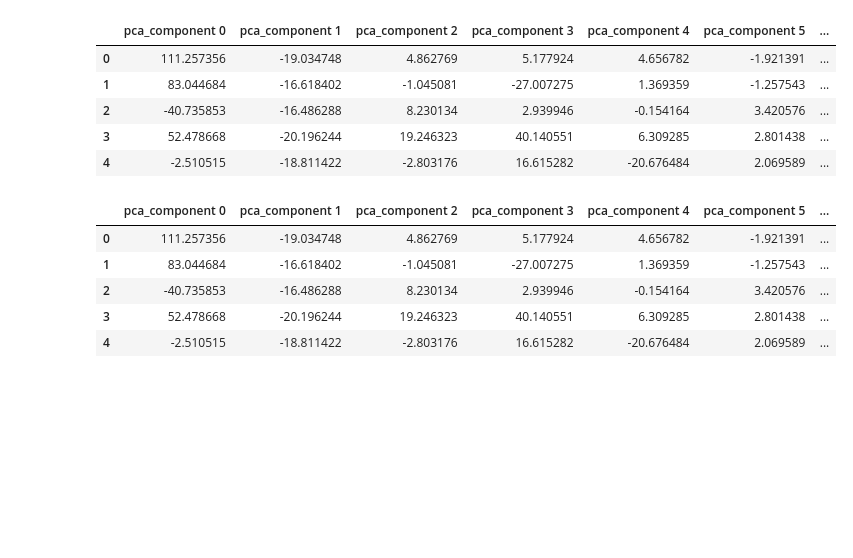
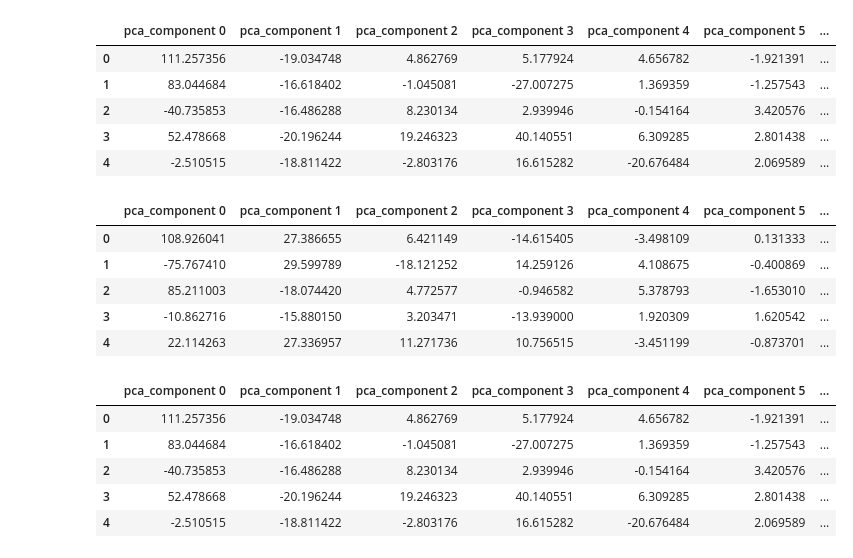
Before and after one commit to DianaYiyangWang/Airbnb-Price-Prediction, a Jupyter notebook: Unsupervised_learning/KNN.ipynb, the cells around one changed output. Drawn from its saved outputs; the diff is of its cells as text; code cells hidden in the pictures; blank space fills up the shorter version.

```diff
--- a/Unsupervised_learning/KNN.ipynb
+++ b/Unsupervised_learning/KNN.ipynb
@@ -187,5 +187,15 @@ data.head(5)
 | 2 | -40.735853 | -16.486288 | 8.230134 | 2.939946 | -0.154164 | 3.420576 | ... |
 | 3 | 52.478668 | -20.196244 | 19.246323 | 40.140551 | 6.309285 | 2.801438 | ... |
 | 4 | -2.510515 | -18.811422 | -2.803176 | 16.615282 | -20.676484 | 2.069589 | ... |
+# %%
+test_data = pd.read_csv("../test1.csv", header=0, index_col=0)
+test_data.head(5)
+# %% [output]
+|  | pca_component 0 | pca_component 1 | pca_component 2 | pca_component 3 | pca_component 4 | pca_component 5 | ... |
+| 0 | 108.926041 | 27.386655 | 6.421149 | -14.615405 | -3.498109 | 0.131333 | ... |
+| 1 | -75.767410 | 29.599789 | -18.121252 | 14.259126 | 4.108675 | -0.400869 | ... |
+| 2 | 85.211003 | -18.074420 | 4.772577 | -0.946582 | 5.378793 | -1.653010 | ... |
+| 3 | -10.862716 | -15.880150 | 3.203471 | -13.939000 | 1.920309 | 1.620542 | ... |
+| 4 | 22.114263 | 27.336957 | 11.271736 | 10.756515 | -3.451199 | -0.873701 | ... |
 # %%
 # drop price
```
Also changed, not shown: parts of 13 cells of this notebook.
